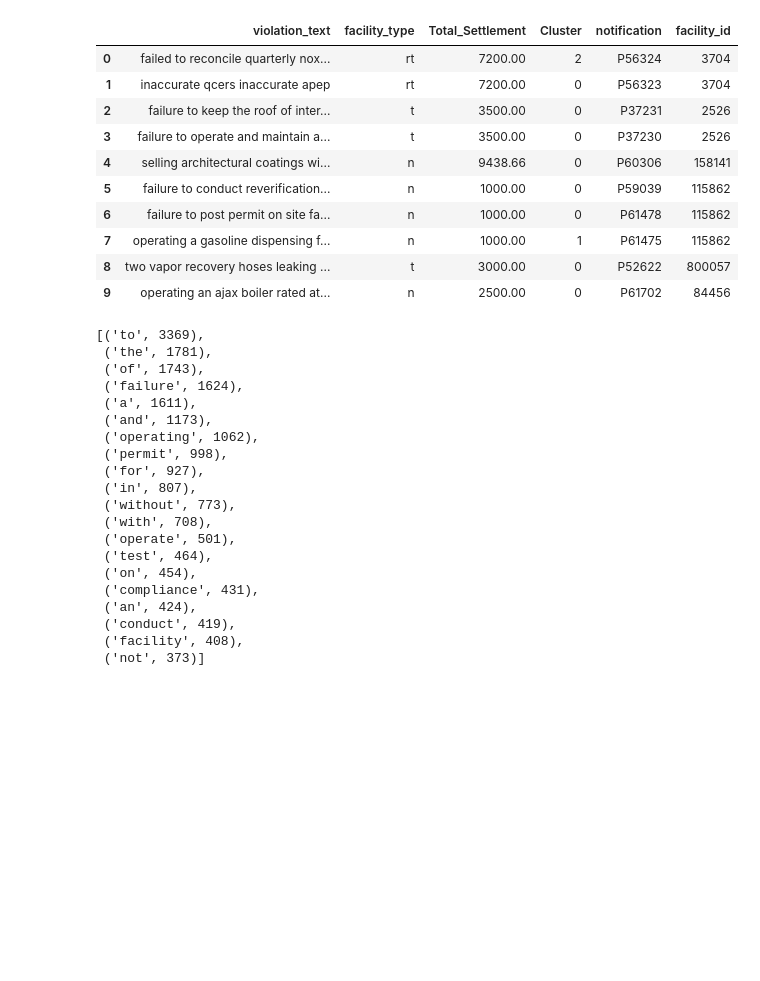
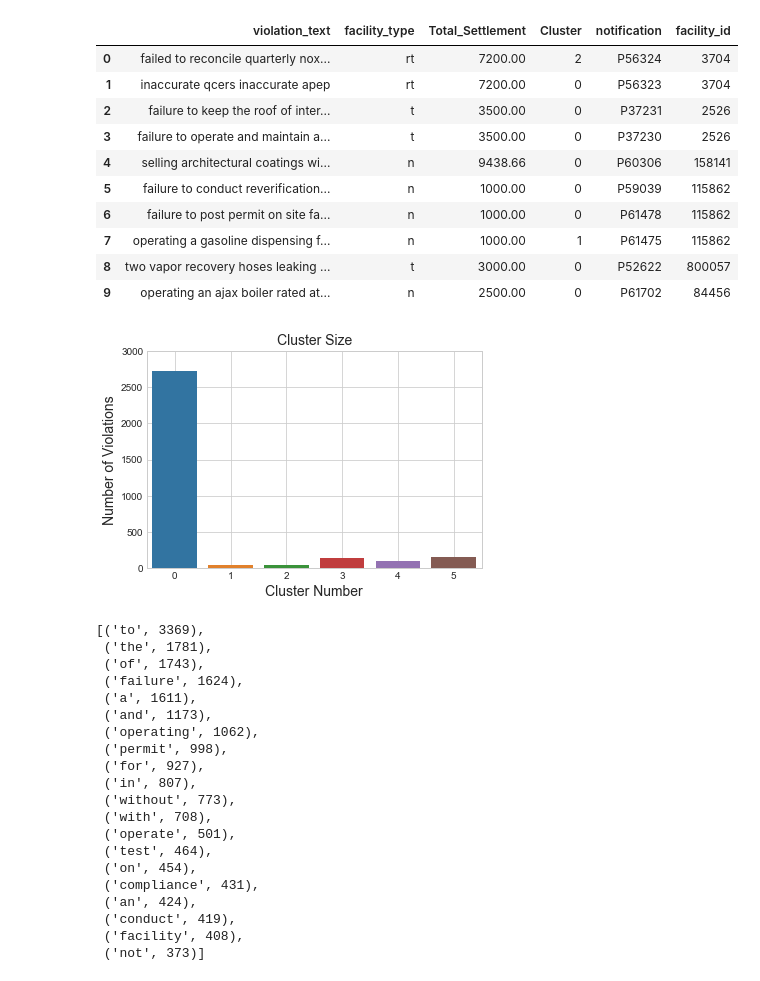
Before and after one commit to grantaguinaldo/AQMD_violation_classification, a Jupyter notebook: aqmd_violations_kmeans_remove_cluster2.ipynb, the cells around one changed output. Drawn from its saved outputs; the diff is of its cells as text; code cells hidden in the pictures; blank space fills up the shorter version.

```diff
--- a/aqmd_violations_kmeans_remove_cluster2.ipynb
+++ b/aqmd_violations_kmeans_remove_cluster2.ipynb
@@ -959,6 +959,17 @@ kmeans_df.head(10)
 | 7 | operating a gasoline dispensing f... | n | 1000.00 | 1 | P61475 | 115862 |
 | 8 | two vapor recovery hoses leaking ... | t | 3000.00 | 0 | P52622 | 800057 |
 | 9 | operating an ajax boiler rated at... | n | 2500.00 | 0 | P61702 | 84456 |
+# %%
+cluster_df = kmeans_df[['Cluster', 'violation_text']].groupby(['Cluster'], as_index=False).count()
+sns.barplot(cluster_df['Cluster'], cluster_df['violation_text'])
+plt.grid(True)
+plt.ylim(0, 3000, 100)
+plt.xlabel('Cluster Number', fontsize = 14)
+plt.ylabel('Number of Violations', fontsize = 14)
+plt.title('Cluster Size', fontsize = 14)
+plt.show()
+# %% [output]
+[figure, added]
 # %%
 kmeans_df[kmeans_df['Cluster'] ==  2].to_csv('cluster2.csv', index=False)
 # %%
```
Also changed, not shown: parts of 22 cells of this notebook, 2 other files.
